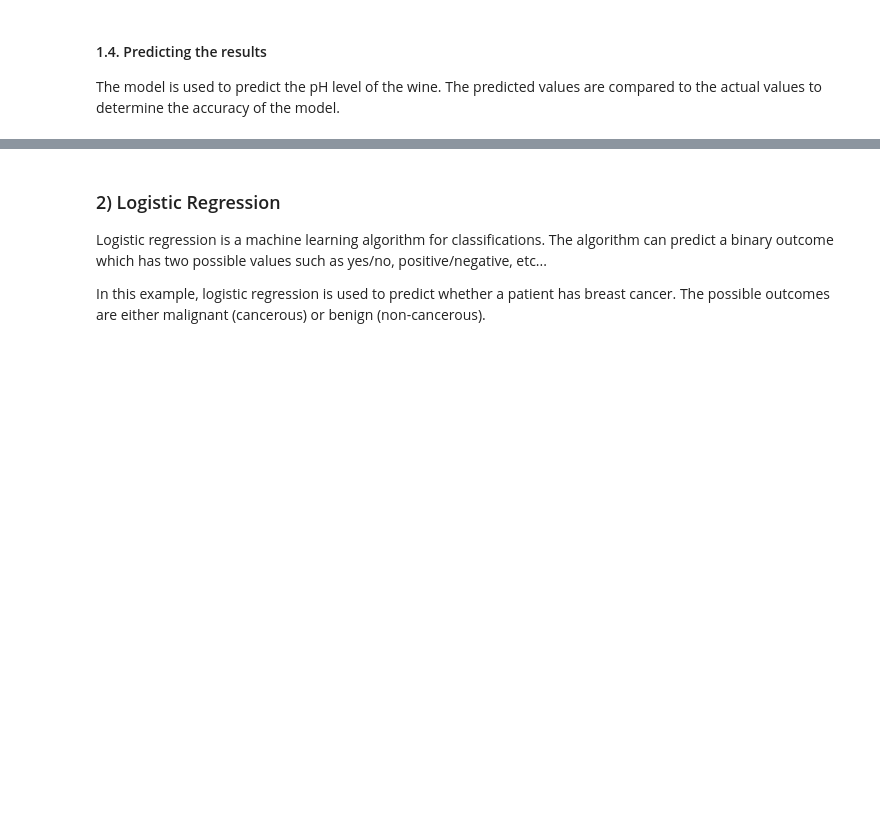
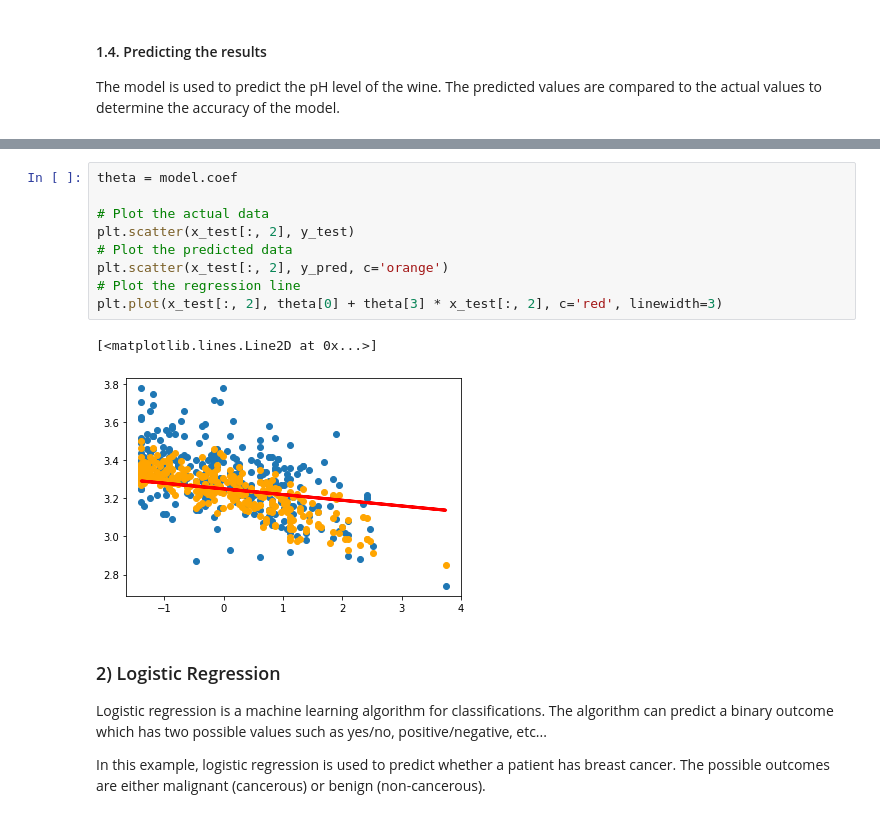
Before and after one commit to Romario-Stankovic/MachineLearningModels, a Jupyter notebook: exam.ipynb, the cells around one changed output, grey strips where cells are left out. Saved outputs shown, nothing was run; the diff lists cells and outputs as text; blank space fills up the shorter version.

```diff
--- a/exam.ipynb
+++ b/exam.ipynb
@@ -359,3 +359,15 @@ print(err)
+# %%
+theta = model.coef
+
+# Plot the actual data
+plt.scatter(x_test[:, 2], y_test)
+# Plot the predicted data
+plt.scatter(x_test[:, 2], y_pred, c='orange')
+# Plot the regression line
+plt.plot(x_test[:, 2], theta[0] + theta[3] * x_test[:, 2], c='red', linewidth=3)
+# %% [output]
+[<matplotlib.lines.Line2D at 0x...>]
+[figure, added]
 # %% [markdown]
 ### 2) Logistic Regression
 
```
Also changed, not shown: parts of 14 cells of this notebook.
